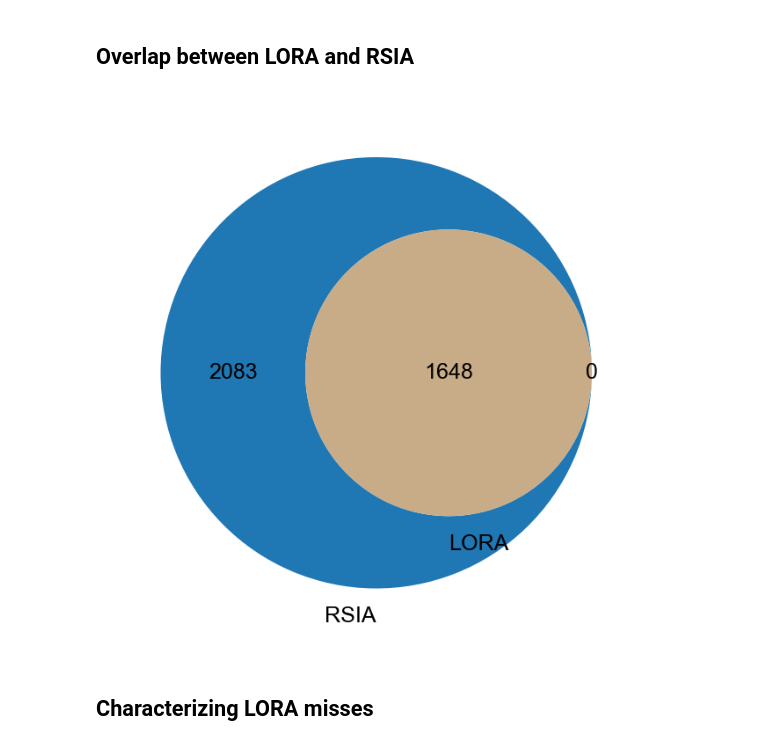
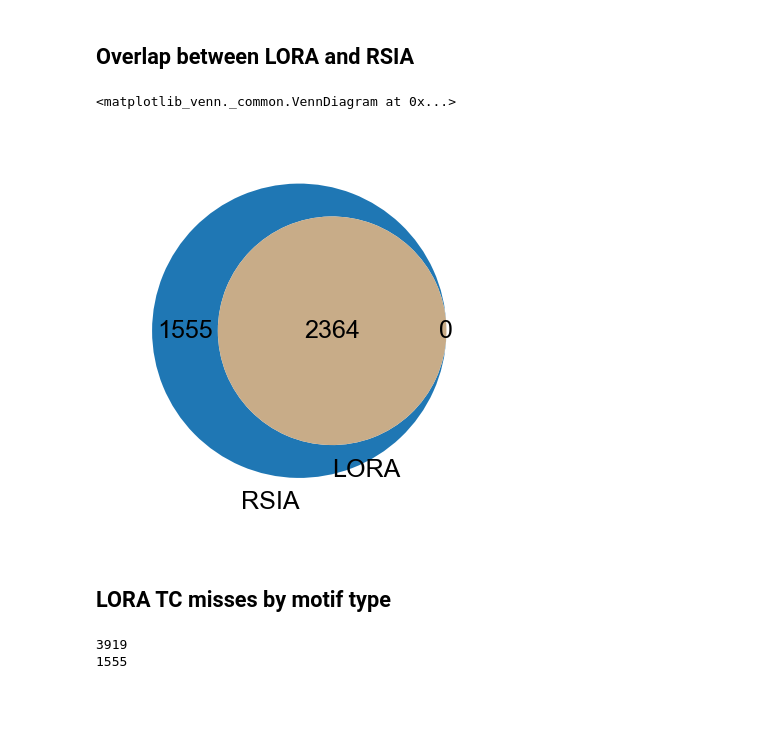
Before and after one commit to YesselmanLab/rna_motif_library, a Jupyter notebook: notebooks/supplemental_figures/compare_tc_lora.ipynb, the cells around one changed output. Drawn from its saved outputs; the diff is of its cells as text; code cells hidden in the pictures; blank space fills up the shorter version.

```diff
--- a/notebooks/supplemental_figures/compare_tc_lora.ipynb
+++ b/notebooks/supplemental_figures/compare_tc_lora.ipynb
@@ -21,6 +90,7 @@ def add_motif_type_to_df(df):
 # %%
-df = pd.read_json("../../lora_compared.json")
-df["hbond_num"] = df["hbond_num"].astype(int)
-df = add_motif_type_to_df(df)
+df = pd.read_json(
+    "../../data/summaries/tertiary_contacts/lora/lora_compared_w_features.json"
+)
 df = df.query("motif_1_type != 'UNKNOWN' and motif_2_type != 'UNKNOWN'")
+df = rename_motif_types(df)
 # %%
@@ -49,21 +125,36 @@ Name: 0, dtype: object
 # %% [markdown]
 ## Overlap between LORA and RSIA
 # %%
-fig, ax = plt.subplots(figsize=(2.5, 2.5), dpi=300)
+def plot_overlap_venn(df, ax):
+    """
+    Plot a Venn diagram showing overlap between RSIA and LORA.
 
-in_our_db = len(df[df["in_our_db"] == True])
-in_their_db = len(df[df["in_their_db"] == True])
-overlap = len(df[(df["in_our_db"] == True) & (df["in_their_db"] == True)])
-colors = sns.color_palette()[:2]  # Get first two colors from default palette
-v = venn2(
-    subsets=(in_our_db - overlap, in_their_db - overlap, overlap),
-    set_labels=("RSIA", "LORA"),
-    set_colors=colors,
-    alpha=1.0,
-)
+    Args:
+        df: DataFrame with 'in_our_db' and 'in_their_db' boolean columns
+        ax: matplotlib axes object to plot on
 
-publication_style_ax(ax, fsize=8, ytick_size=6, xtick_size=6)
+    Returns:
+        v: venn2 object
+    """
+    in_our_db = len(df[df["in_our_db"] == True])
+    in_their_db = len(df[df["in_their_db"] == True])
+    overlap = len(df[(df["in_our_db"] == True) & (df["in_their_db"] == True)])
+    colors = sns.color_palette()[:2]  # Get first two colors from default palette
+    v = venn2(
+        subsets=(in_our_db - overlap, in_their_db - overlap, overlap),
+        set_labels=("RSIA", "LORA"),
+        set_colors=colors,
+        alpha=1.0,
+        ax=ax,
+    )
+    publication_style_ax(ax, fsize=8, ytick_size=6, xtick_size=6)
+    return v
+
+
+fig, ax = plt.subplots(figsize=(1.5, 1.5), dpi=300)
+plot_overlap_venn(df, ax)
 # %% [output]
+<matplotlib_venn._common.VennDiagram at 0x...>
-[figure, old version]
+[figure, new version]
 # %% [markdown]
-## Characterizing LORA misses
+## LORA TC misses by motif type
@@ -69,0 +164,6 @@ publication_style_ax(ax, fsize=8, ytick_size=6, xtick_size=6)
+# %%
+print(len(df_sub))
+print(len(df_missing_sub))
+# %% [output]
+3919
+1555
```
Also changed, not shown: parts of 17 cells of this notebook, 17 other files.
